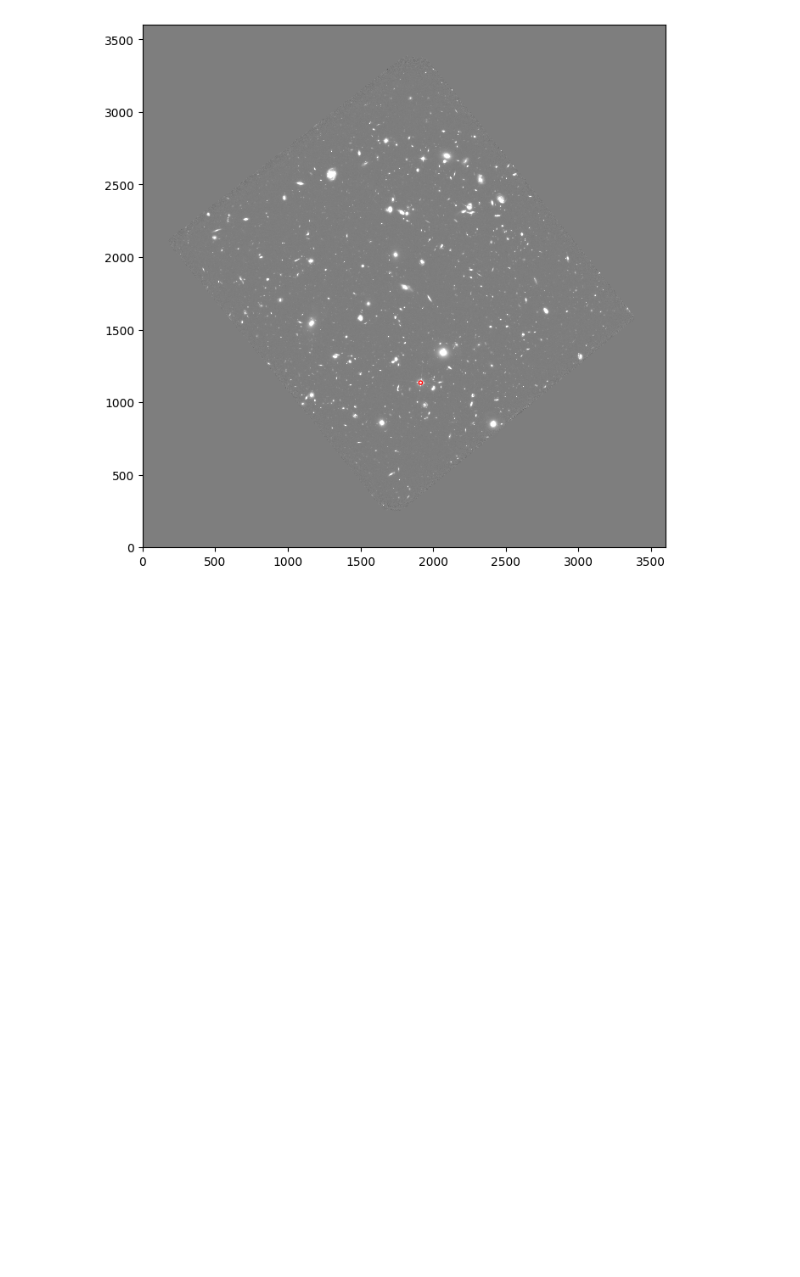
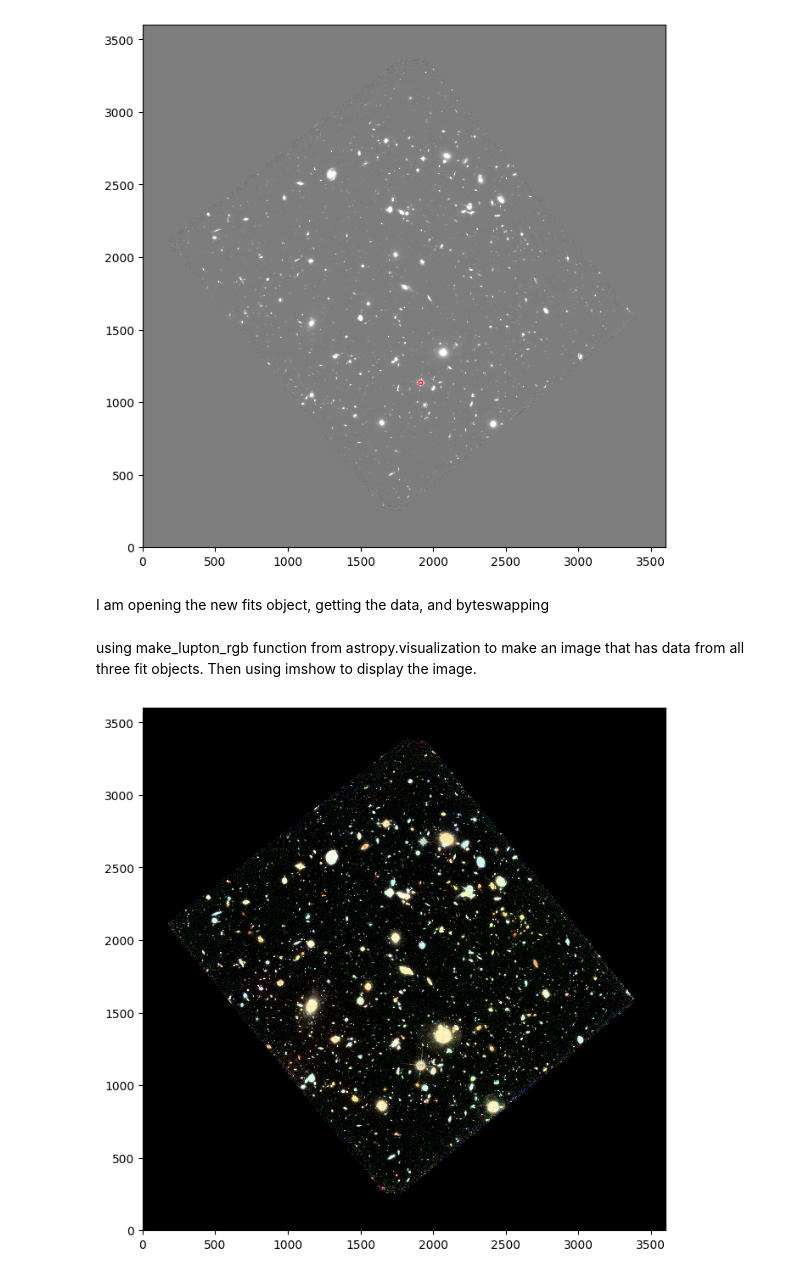
Before and after one commit to schinta1/astr-19_Final_Project, a Jupyter notebook: finalproject_2.ipynb, the cells around one changed output. Drawn from its saved outputs; the diff is of its cells as text; code cells hidden in the pictures; blank space fills up the shorter version.

```diff
--- a/finalproject_2.ipynb
+++ b/finalproject_2.ipynb
@@ -180,3 +181,29 @@ largest outlier: 805.4553882980348
 zscore of largest outlier: 34.66688908327597
 238
 [figure]
+# %% [markdown]
+I am opening the new fits object, getting the data, and byteswapping
+# %%
+# open the file
+bdul = fits.open("hlsp_hudf12_hst_wfc3ir_udfmain_f125w_v1.0_drz.fits")
+# get the data
+data2 = bdul[0].data
+data2 = data2.byteswap(inplace=True).newbyteorder()
+# open the file
+cdul = fits.open("hlsp_hudf12_hst_wfc3ir_udfmain_f160w_v1.0_drz.fits")
+# get the data
+data3 = cdul[0].data
+data3 = data3.byteswap(inplace=True).newbyteorder()
+# %% [markdown]
+using make_lupton_rgb function from astropy.visualization to make an image that has data from all three fit objects. Then using imshow to display the image.
+# %%
+# shows the image
+img = make_lupton_rgb(data3, data2, data, Q = 0, stretch = 0.01)
+plt.imshow(img,interpolation='nearest', origin='lower')
+plt.savefig("3ColorFalse.png",bbox_inches='tight',dpi=400)
+
+hdul.close()
+bdul.close()
+cdul.close()
+# %% [output]
+[figure, added]
```
Also changed, not shown: parts of 1 cell of this notebook, 2 other files.
